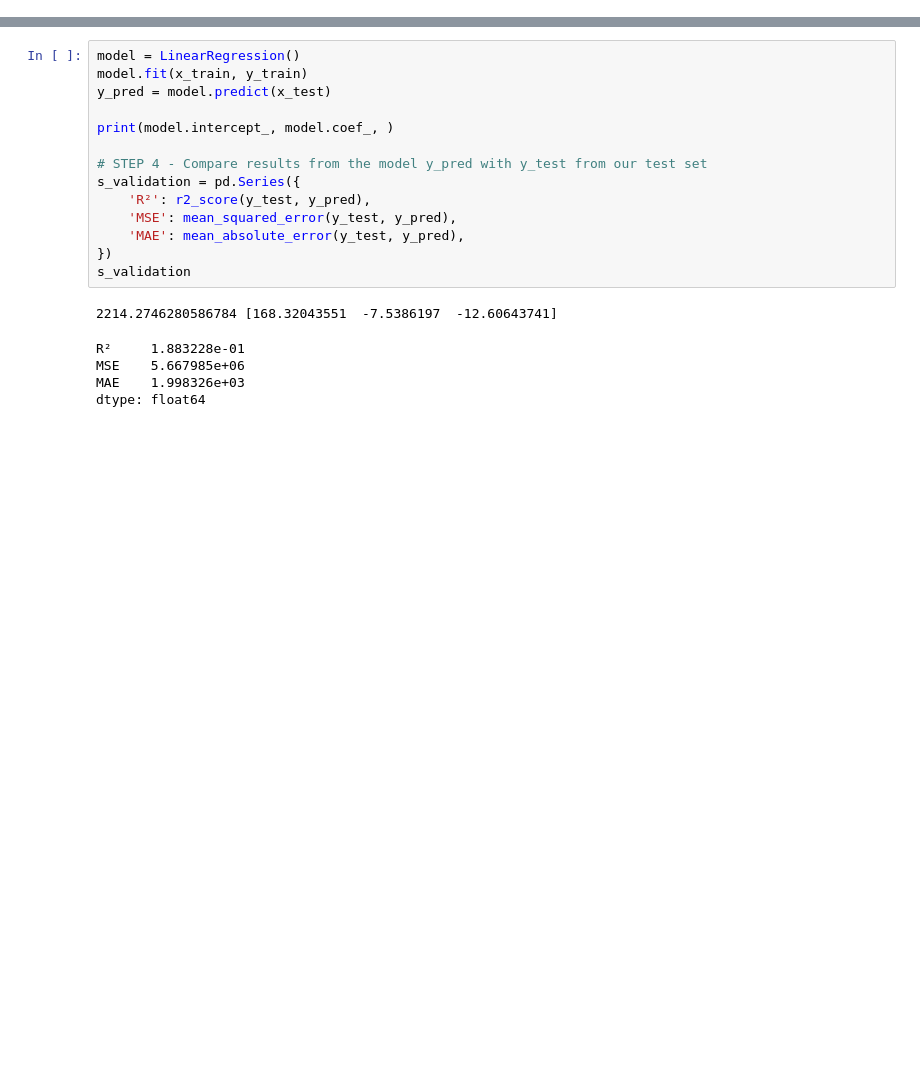
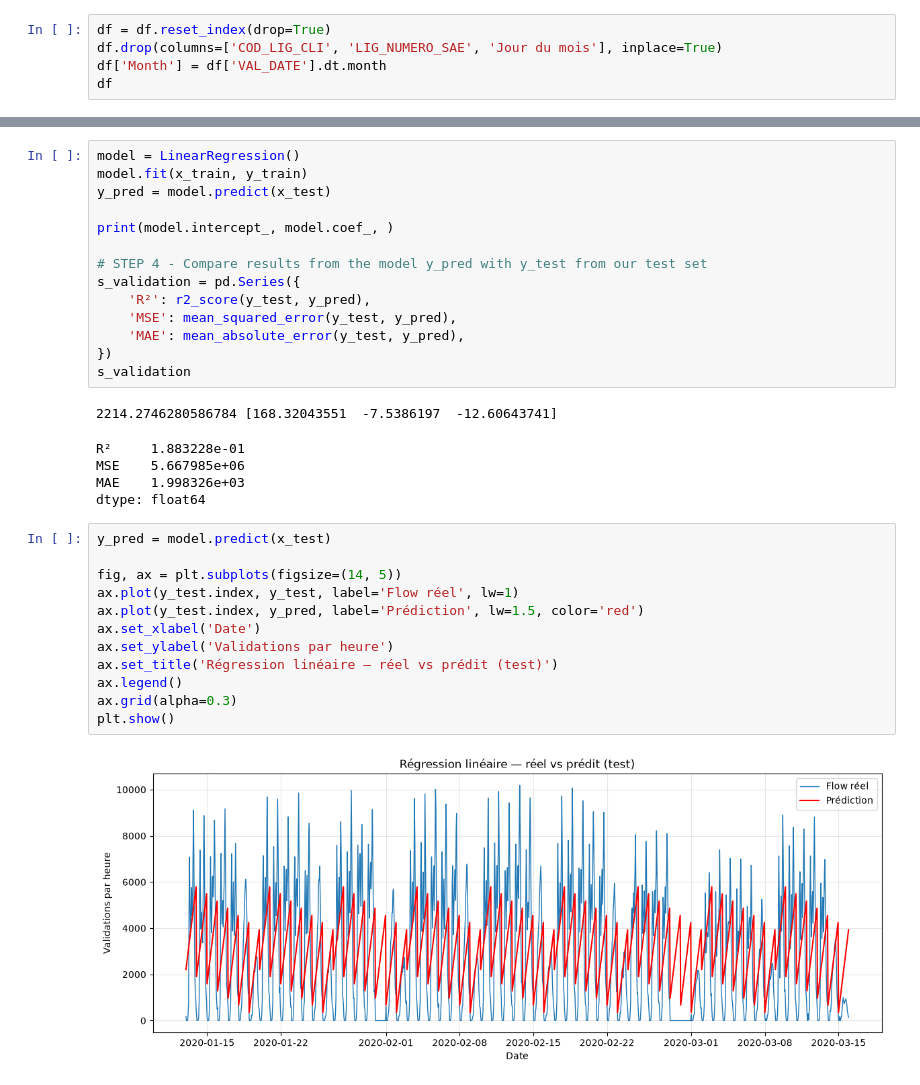
Before and after one commit to chloeruiz0300/Project, a Jupyter notebook: Notebooks/First_model.ipynb, the cells around one changed output, grey strips where cells are left out. Cells and saved outputs as stored; diff of their text form; blank space fills up the shorter version.

```diff
--- a/Notebooks/First_model.ipynb
+++ b/Notebooks/First_model.ipynb
@@ -24,0 +29,5 @@ df_flux = pd.read_csv(r'C:\Users\chloe\Desktop\3A\dspap2026\Project\Data\flux.cs
+# %%
+df = df.reset_index(drop=True)
+df.drop(columns=['COD_LIG_CLI', 'LIG_NUMERO_SAE', 'Jour du mois'], inplace=True)
+df['Month'] = df['VAL_DATE'].dt.month
+df
@@ -129,3 +168,17 @@ R²     1.883228e-01
 MSE    5.667985e+06
 MAE    1.998326e+03
 dtype: float64
+# %%
+y_pred = model.predict(x_test)
+
+fig, ax = plt.subplots(figsize=(14, 5))
+ax.plot(y_test.index, y_test, label='Flow réel', lw=1)
+ax.plot(y_test.index, y_pred, label='Prédiction', lw=1.5, color='red')
+ax.set_xlabel('Date')
+ax.set_ylabel('Validations par heure')
+ax.set_title('Régression linéaire — réel vs prédit (test)')
+ax.legend()
+ax.grid(alpha=0.3)
+plt.show()
+# %% [output]
+[figure, added]
```
Also changed, not shown: parts of 12 cells of this notebook, 2 other files.
